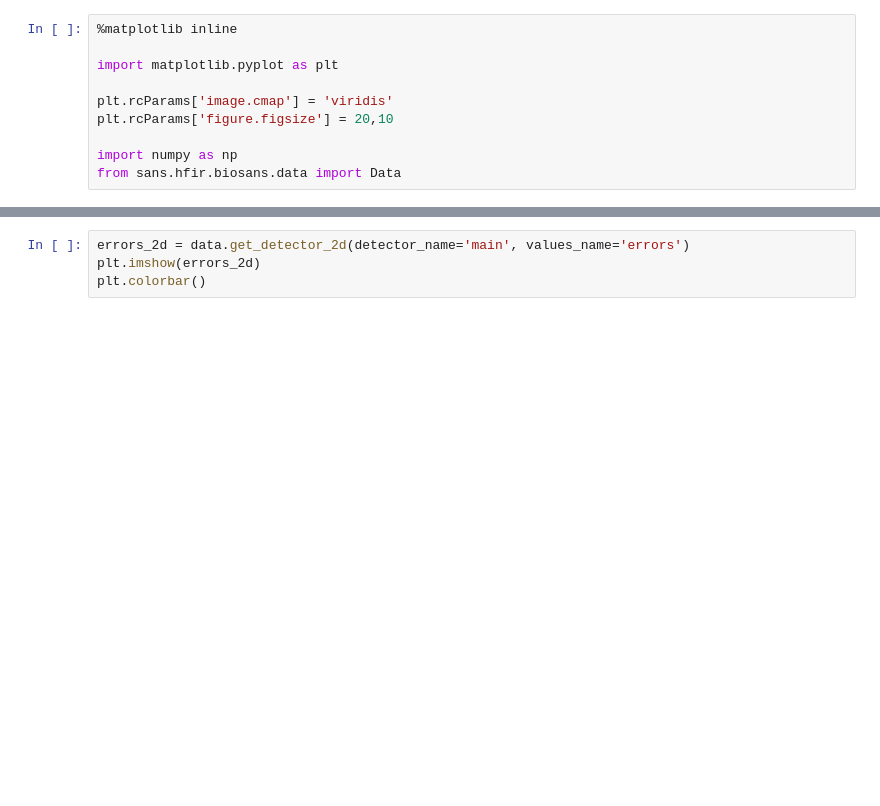
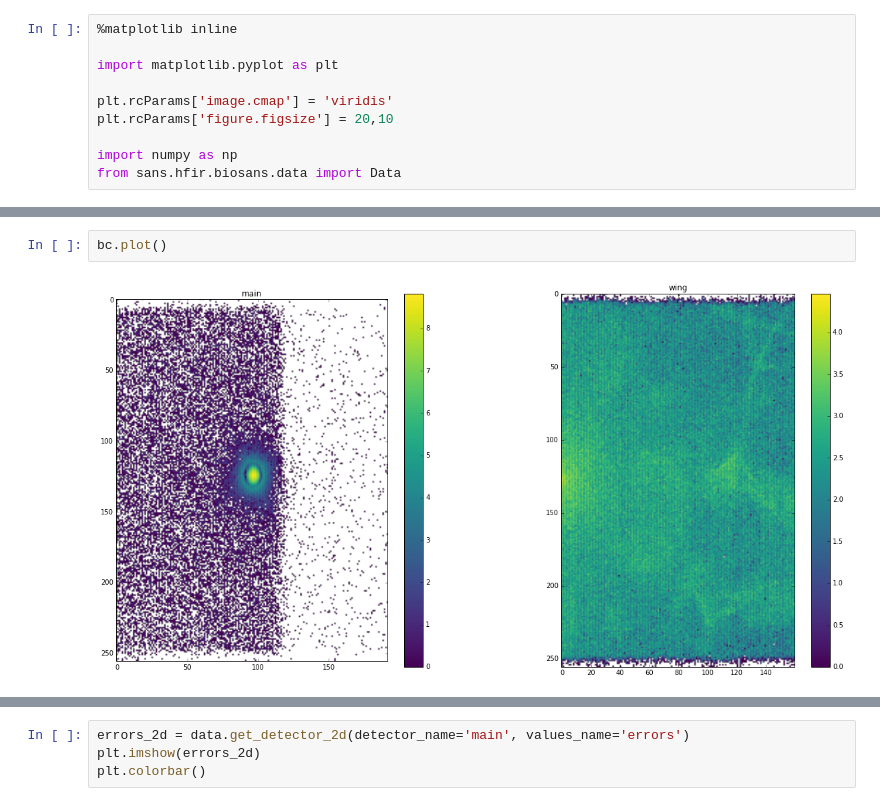
Before and after one commit to ricleal/HFIRSANSReduction, a Jupyter notebook: src/BioSANS.ipynb, the cells around one changed output, grey strips where cells are left out. Cells and saved outputs as stored; diff of their text form; blank space fills up the shorter version.

```diff
--- a/src/BioSANS.ipynb
+++ b/src/BioSANS.ipynb
@@ -32,6 +32,10 @@ bc.df
 | 90110 | 0.0 | 255 | 158 | b'wing' | 0 |
 | 90111 | 0.0 | 255 | 159 | b'wing' | 0 |
 90112 rows × 5 columns
+# %%
+bc.plot()
+# %% [output]
+[figure, added]
 # %%
 bc.place_detectors_in_space()
 bc.plot()
```
Also changed, not shown: parts of 9 cells of this notebook, 6 other files.
